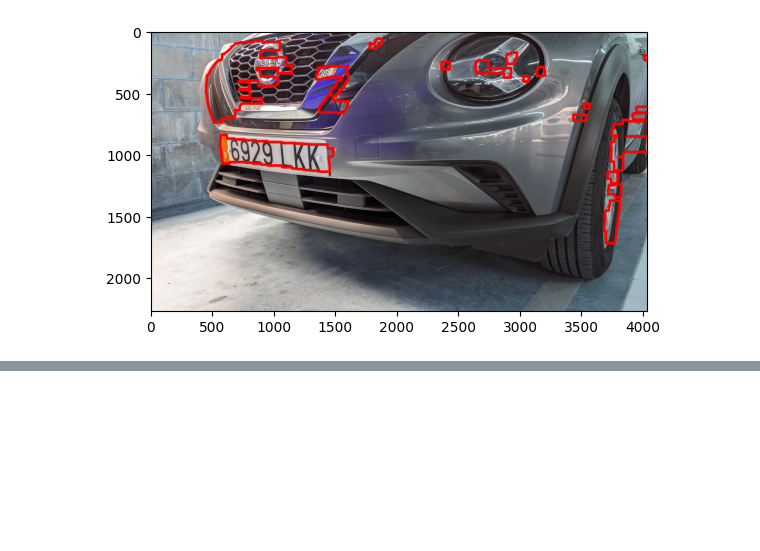
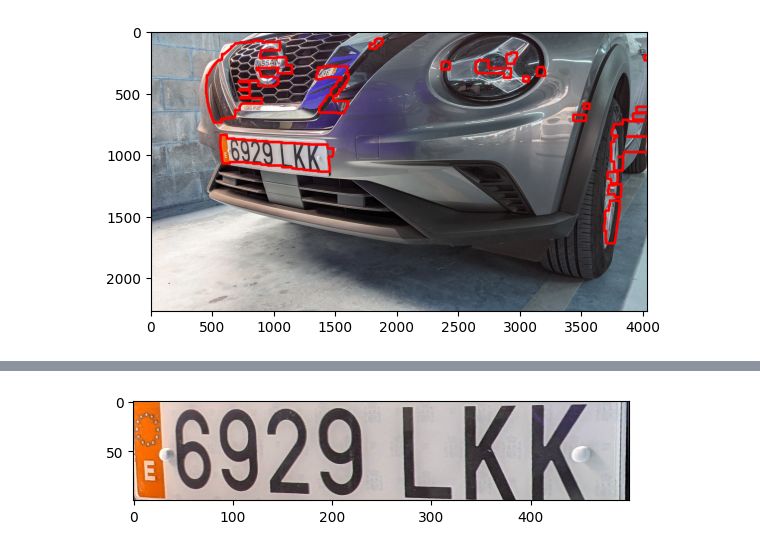
Before and after one commit to NIU1636486/PSIV2_Repte1, a Jupyter notebook: provesPol_Get_Contours.ipynb, the cells around one changed output, grey strips where cells are left out. Saved outputs shown, nothing was run; the diff lists cells and outputs as text; code cells hidden in the pictures; blank space fills up the shorter version.

```diff
--- a/provesPol_Get_Contours.ipynb
+++ b/provesPol_Get_Contours.ipynb
@@ -120,0 +137,21 @@ array([[[133, 153, 164],
+# %%
+pts_src = approx.reshape(4, 2)
+s = pts_src.sum(axis=1)
+diff = np.diff(pts_src, axis=1)
+rect = np.zeros((4, 2), dtype="float32")
+
+rect[0] = pts_src[np.argmin(s)]
+rect[2] = pts_src[np.argmax(s)]
+rect[1] = pts_src[np.argmin(diff)]
+rect[3] = pts_src[np.argmax(diff)]
+
+width, height = 500, 100
+pts_dst = np.float32([[0, 0], [width, 0], [width, height], [0, height]])
+
+M = cv2.getPerspectiveTransform(rect, pts_dst)
+warped_image = cv2.warpPerspective(image_original, M, (width, height))
+
+plt.imshow(warped_image)
+plt.show()
+# %% [output]
+[figure, added]
```
Also changed, not shown: parts of 6 cells of this notebook.
